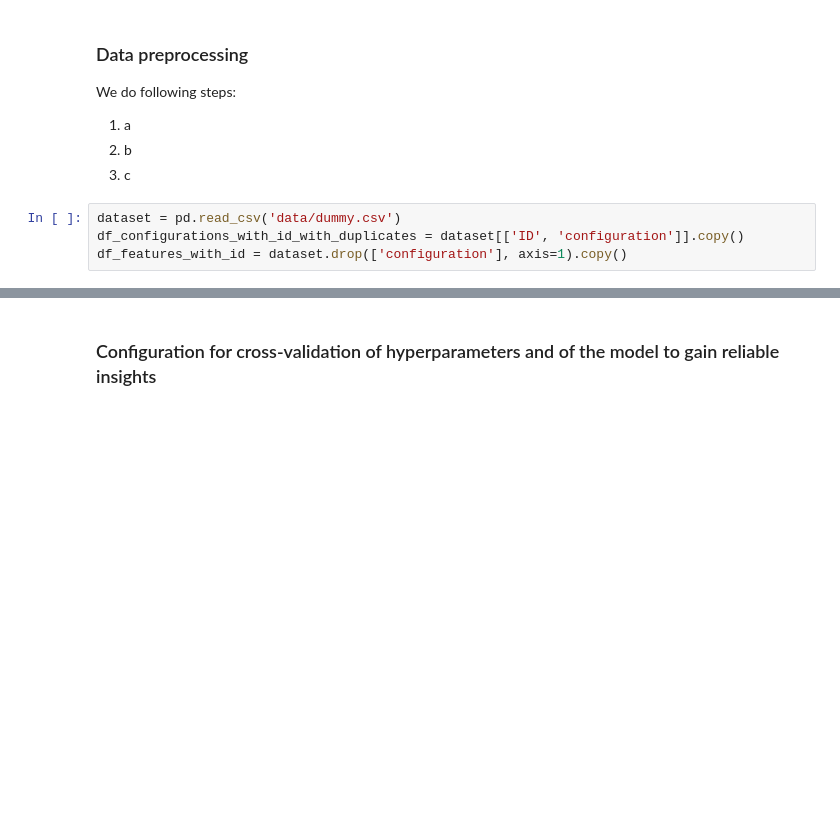
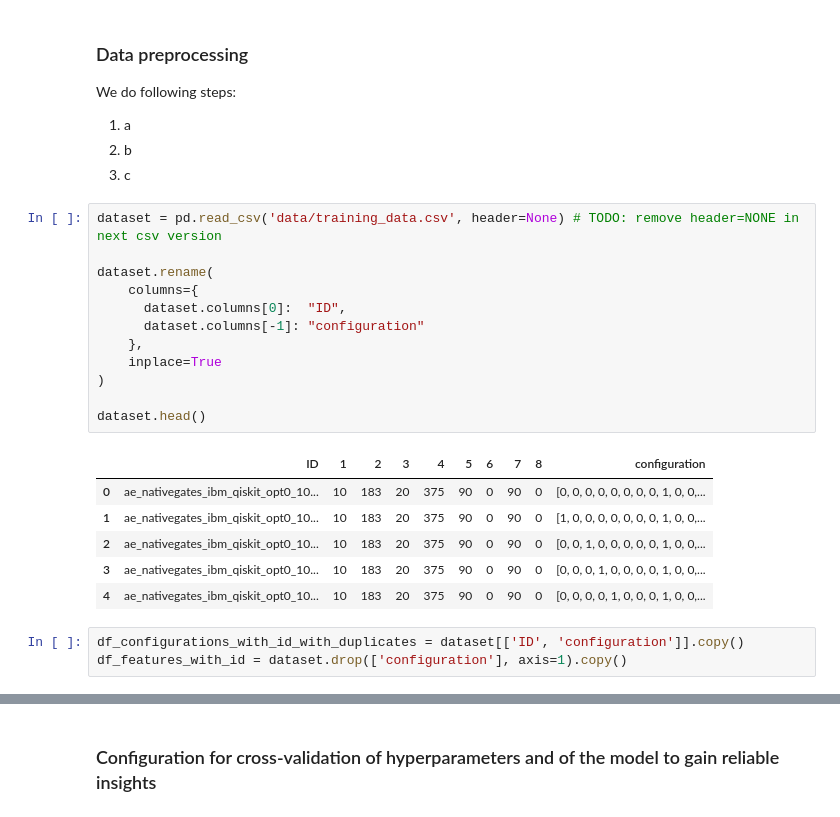
Before and after one commit to KIT-TVA/qiskit-hackathon-2025, a Jupyter notebook: Notebook/main.ipynb, the cells around one changed output, grey strips where cells are left out. Drawn from its saved outputs; the diff is of its cells as text; blank space fills up the shorter version.

```diff
--- a/Notebook/main.ipynb
+++ b/Notebook/main.ipynb
@@ -49,6 +49,24 @@ We do following steps:
 2. b
 3. c
 # %%
-dataset = pd.read_csv('data/dummy.csv')
-df_configurations_with_id_with_duplicates = dataset[['ID', 'configuration']].copy()
-df_features_with_id = dataset.drop(['configuration'], axis=1).copy()
+dataset = pd.read_csv('data/training_data.csv', header=None) # TODO: remove header=NONE in next csv version
+
+dataset.rename(
+    columns={
+      dataset.columns[0]:  "ID",
+      dataset.columns[-1]: "configuration"
+    },
+    inplace=True
+)
+
+dataset.head()
+# %% [output]
+|  | ID | 1 | 2 | 3 | 4 | 5 | 6 | 7 | 8 | configuration |
+| 0 | ae_nativegates_ibm_qiskit_opt0_10... | 10 | 183 | 20 | 375 | 90 | 0 | 90 | 0 | [0, 0, 0, 0, 0, 0, 0, 0, 1, 0, 0,... |
+| 1 | ae_nativegates_ibm_qiskit_opt0_10... | 10 | 183 | 20 | 375 | 90 | 0 | 90 | 0 | [1, 0, 0, 0, 0, 0, 0, 0, 1, 0, 0,... |
+| 2 | ae_nativegates_ibm_qiskit_opt0_10... | 10 | 183 | 20 | 375 | 90 | 0 | 90 | 0 | [0, 0, 1, 0, 0, 0, 0, 0, 1, 0, 0,... |
+| 3 | ae_nativegates_ibm_qiskit_opt0_10... | 10 | 183 | 20 | 375 | 90 | 0 | 90 | 0 | [0, 0, 0, 1, 0, 0, 0, 0, 1, 0, 0,... |
+| 4 | ae_nativegates_ibm_qiskit_opt0_10... | 10 | 183 | 20 | 375 | 90 | 0 | 90 | 0 | [0, 0, 0, 0, 1, 0, 0, 0, 1, 0, 0,... |
+# %%
+df_configurations_with_id_with_duplicates = dataset[['ID', 'configuration']].copy()
+df_features_with_id = dataset.drop(['configuration'], axis=1).copy()
```
Also changed, not shown: parts of 15 cells of this notebook.
